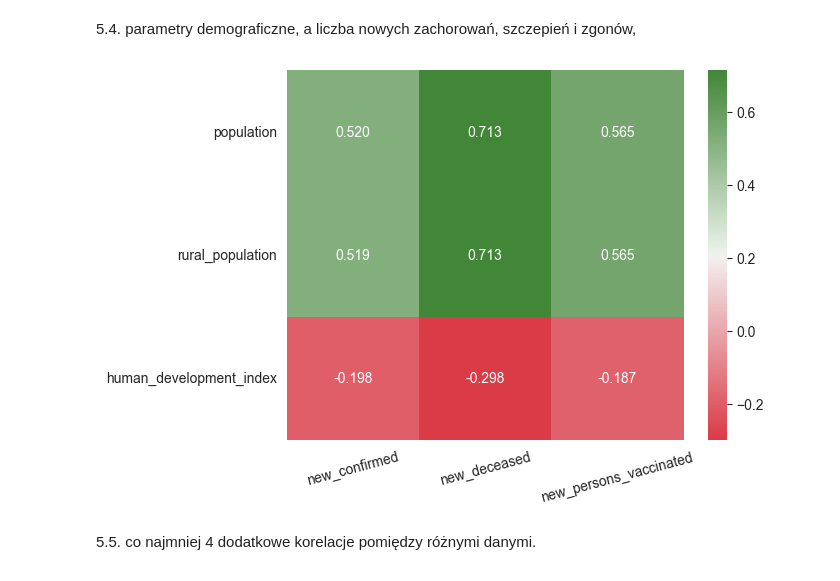
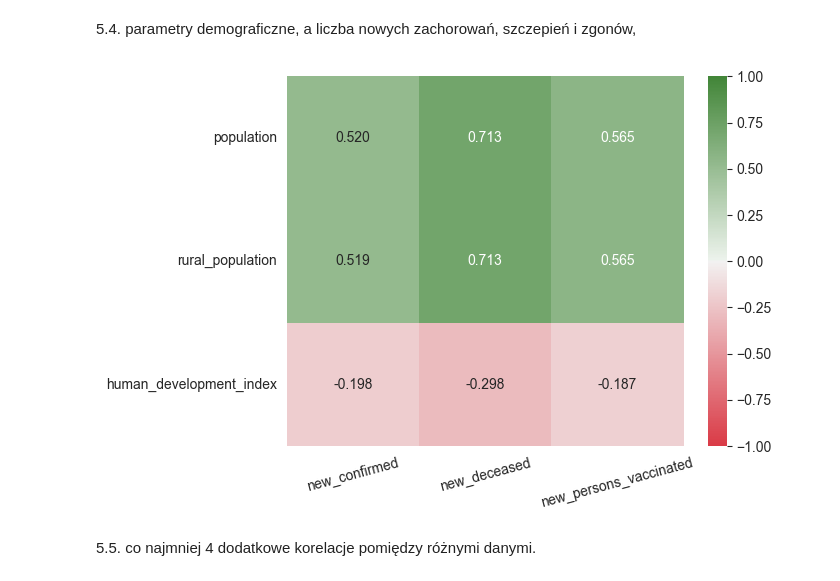
Before and after one commit to qmacdom/BigData, a Jupyter notebook: zad2.ipynb, the cells around one changed output. Cells and saved outputs as stored; diff of their text form; code cells hidden in the pictures.

```diff
--- a/zad2.ipynb
+++ b/zad2.ipynb
@@ -701,22 +771,24 @@ plt.show()
 # %%
 data_for_5_4 = data_for_5[
     ['population', 'rural_population', 'human_development_index',
      'new_confirmed',
      'new_deceased', 'new_persons_vaccinated']]
 data_for_5_4_corr = data_for_5_4.corr()
 data_for_5_4_corr = data_for_5_4_corr.iloc[0:3, 3:6]
 axis_corr = sns.heatmap(
     data_for_5_4_corr,
     cmap=sns.diverging_palette(10, 125, n=1000),
     annot=True,
 
     fmt=".3f",
+    vmax=1,
+    vmin=-1,
 )
 
 plt.xticks(rotation=15)
 plt.show()
 # %% [output]
-[figure, old version]
+[figure, new version]
 # %% [markdown]
 5.5. co najmniej 4 dodatkowe korelacje pomiędzy różnymi danymi.
 # %%
```
Also changed, not shown: parts of 16 cells of this notebook.
